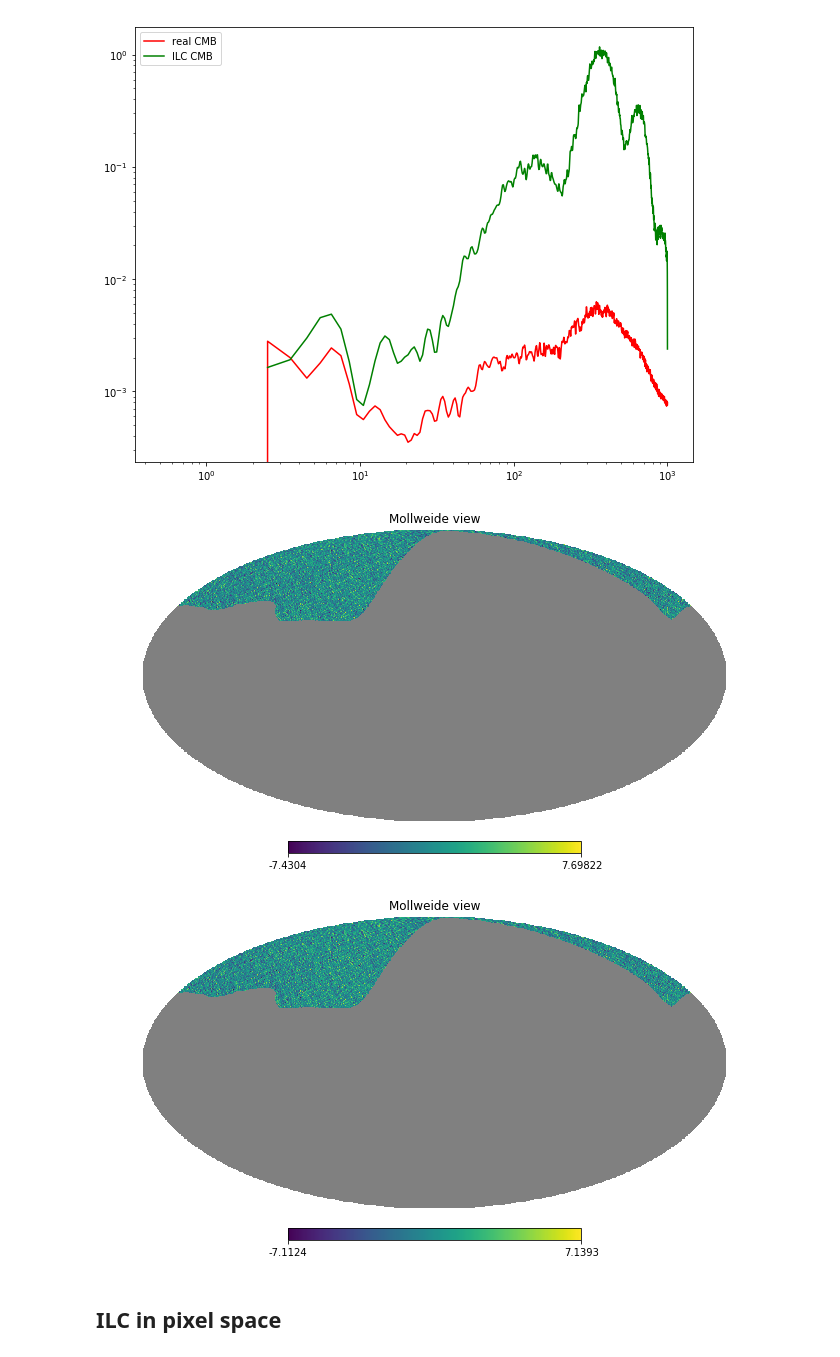
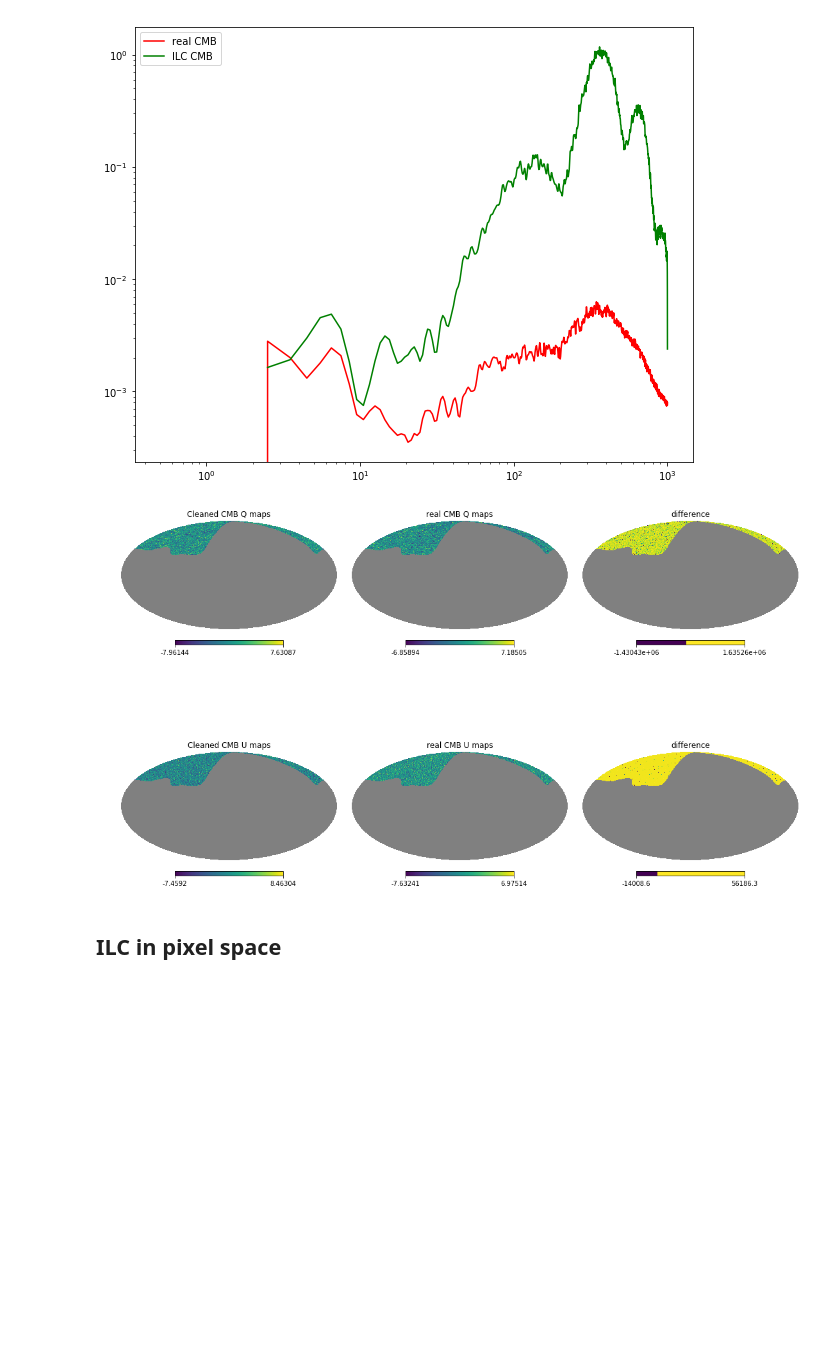
Before and after one commit to yaojian95/Ali_foreground, a Jupyter notebook: codes/Maps_for_USTC.ipynb, the cells around one changed output. Saved outputs shown, nothing was run; the diff lists cells and outputs as text; code cells hidden in the pictures; blank space fills up the shorter version.

```diff
--- a/codes/Maps_for_USTC.ipynb
+++ b/codes/Maps_for_USTC.ipynb
@@ -290,11 +360,24 @@ plt.legend()
 # %% [output]
 <matplotlib.legend.Legend at 0x...>
 [figure]
-# %%
-hp.mollview(Mask(cmb_clean[2])); hp.mollview(cmb_ma[2])
-# %% [output]
-[figure, removed]
-[figure, removed]
+# %%
+cmb_i = hp.ud_grade(hp.read_map('/fnx/jianyao/cmb_0.05_realizations/cmb_IQU_%s.fits'%(0), field = None, verbose = False), nside_out = 512)
+cmb_ma = Mask(smooth((cmb_i), beam_out=19, lmax = 1500))
+# %%
+plt.figure(figsize = (15,10))
+hp.mollview(Mask(cmb_clean[1]), sub = (231), title = 'Cleaned CMB Q maps');
+hp.mollview(cmb_ma[1], sub = (232), title = 'real CMB Q maps')
+
+hp.mollview((cmb_ma[1] - Mask(cmb_clean[1]))/Mask(cmb_clean[1])*100 , sub = (233), title = 'difference', norm = 'hist')
+
+
+hp.mollview(Mask(cmb_clean[2]), sub = (234), title = 'Cleaned CMB U maps');
+hp.mollview(cmb_ma[2], sub = (235), title = 'real CMB U maps')
+hp.mollview((cmb_ma[2] - Mask(cmb_clean[2]))/Mask(cmb_clean[2]), sub = (236), title = 'difference', norm = 'hist')
+
+plt.savefig('/home/jianyao/Ali_maps/results/0212/Cleaned_maps_QU.png', format = 'png')
+# %% [output]
+[figure, added]
 # %%
 # COMPONENT GROUP 1: cmb
 # COMPONENT GROUP 2: synchrotron freefree thermaldust spindust co
```
Also changed, not shown: parts of 30 cells of this notebook.
